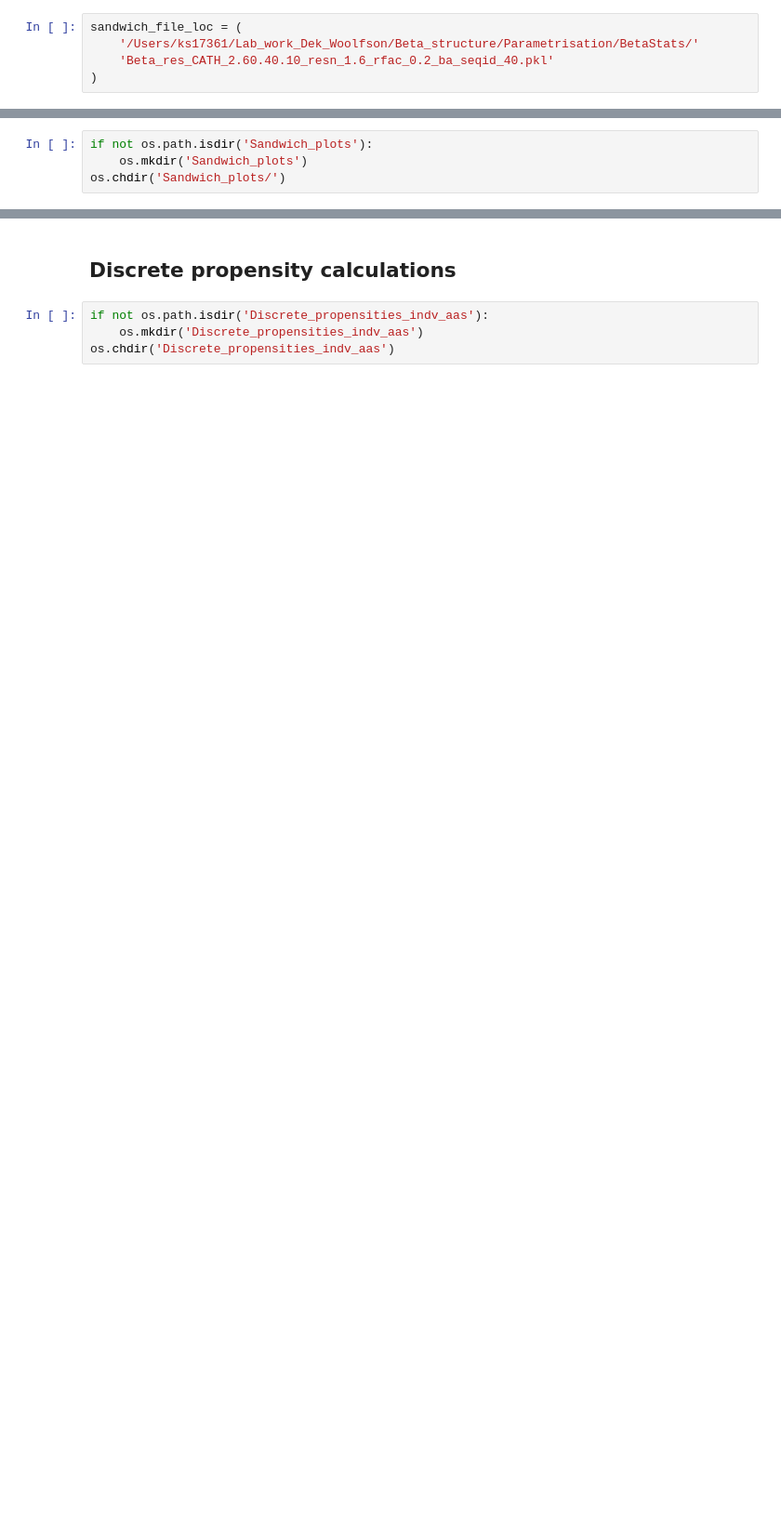
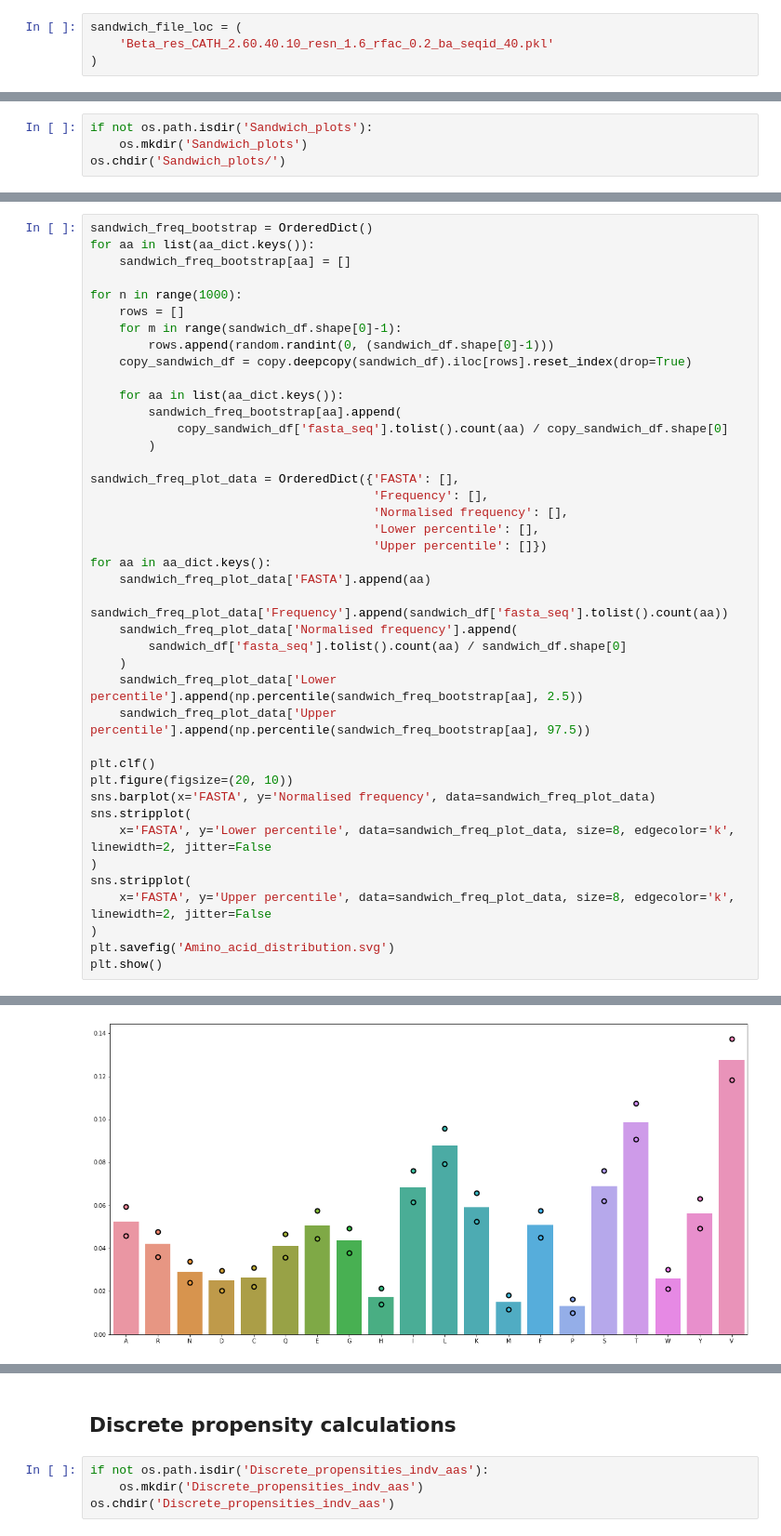
Before and after one commit to kls93/BetaStats, a Jupyter notebook: Propensity_analysis_sandwiches.ipynb, the cells around one changed output, grey strips where cells are left out. Shown: that part at 93% size. Cells and saved outputs as stored; diff of their text form; blank space fills up the shorter version.

```diff
--- a/Propensity_analysis_sandwiches.ipynb
+++ b/Propensity_analysis_sandwiches.ipynb
@@ -1751,7 +1028,6 @@ def calc_z_diff(z_score_dict, dek_sandwich_z_dict):
 ## Load dataframe
 # %%
 sandwich_file_loc = (
-    '/Users/ks17361/Lab_work_Dek_Woolfson/Beta_structure/Parametrisation/BetaStats/'
     'Beta_res_CATH_2.60.40.10_resn_1.6_rfac_0.2_ba_seqid_40.pkl'
 )
 # %%
@@ -1778,0 +1057,42 @@ plt.show()
+# %%
+sandwich_freq_bootstrap = OrderedDict()
+for aa in list(aa_dict.keys()):
+    sandwich_freq_bootstrap[aa] = []
+
+for n in range(1000):
+    rows = []
+    for m in range(sandwich_df.shape[0]-1):
+        rows.append(random.randint(0, (sandwich_df.shape[0]-1)))
+    copy_sandwich_df = copy.deepcopy(sandwich_df).iloc[rows].reset_index(drop=True)
+
+    for aa in list(aa_dict.keys()):
+        sandwich_freq_bootstrap[aa].append(
+            copy_sandwich_df['fasta_seq'].tolist().count(aa) / copy_sandwich_df.shape[0]
+        )
+
+sandwich_freq_plot_data = OrderedDict({'FASTA': [],
+                                       'Frequency': [],
+                                       'Normalised frequency': [],
+                                       'Lower percentile': [],
+                                       'Upper percentile': []})
+for aa in aa_dict.keys():
+    sandwich_freq_plot_data['FASTA'].append(aa)
+    sandwich_freq_plot_data['Frequency'].append(sandwich_df['fasta_seq'].tolist().count(aa))
+    sandwich_freq_plot_data['Normalised frequency'].append(
+        sandwich_df['fasta_seq'].tolist().count(aa) / sandwich_df.shape[0]
+    )
+    sandwich_freq_plot_data['Lower percentile'].append(np.percentile(sandwich_freq_bootstrap[aa], 2.5))
+    sandwich_freq_plot_data['Upper percentile'].append(np.percentile(sandwich_freq_bootstrap[aa], 97.5))
+
+plt.clf()
+plt.figure(figsize=(20, 10))
+sns.barplot(x='FASTA', y='Normalised frequency', data=sandwich_freq_plot_data)
+sns.stripplot(
+    x='FASTA', y='Lower percentile', data=sandwich_freq_plot_data, size=8, edgecolor='k', linewidth=2, jitter=False
+)
+sns.stripplot(
+    x='FASTA', y='Upper percentile', data=sandwich_freq_plot_data, size=8, edgecolor='k', linewidth=2, jitter=False
+)
+plt.savefig('Amino_acid_distribution.svg')
+plt.show()
+# %% [output]
@@ -1778,0 +1100 @@ plt.show()
+[figure, added]
```
Also changed, not shown: parts of 721 cells of this notebook, 11 other files.
